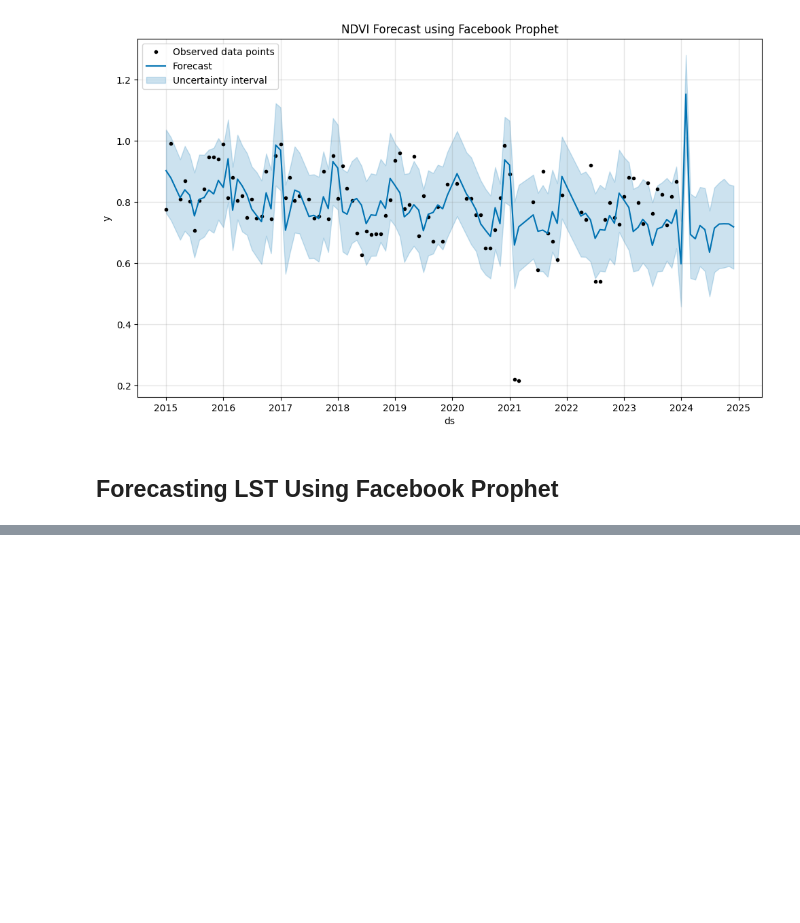
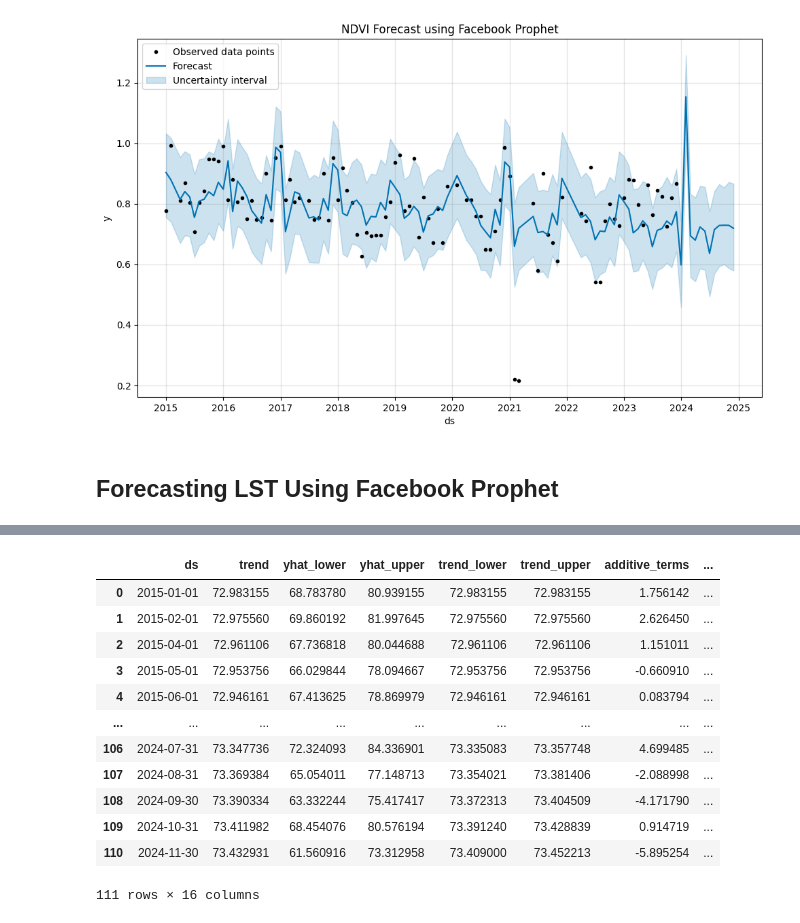
Before and after one commit to fash22/NDVI-LST-Analysis, a Jupyter notebook: forecasting.ipynb, the cells around one changed output, grey strips where cells are left out. Saved outputs shown, nothing was run; the diff lists cells and outputs as text; code cells hidden in the pictures; blank space fills up the shorter version.

```diff
--- a/forecasting.ipynb
+++ b/forecasting.ipynb
@@ -89,0 +122,16 @@ plt.show()
+# %%
+forecast
+# %% [output]
+|  | ds | trend | yhat_lower | yhat_upper | trend_lower | trend_upper | additive_terms | ... |
+| 0 | 2015-01-01 | 72.983155 | 68.783780 | 80.939155 | 72.983155 | 72.983155 | 1.756142 | ... |
+| 1 | 2015-02-01 | 72.975560 | 69.860192 | 81.997645 | 72.975560 | 72.975560 | 2.626450 | ... |
+| 2 | 2015-04-01 | 72.961106 | 67.736818 | 80.044688 | 72.961106 | 72.961106 | 1.151011 | ... |
+| 3 | 2015-05-01 | 72.953756 | 66.029844 | 78.094667 | 72.953756 | 72.953756 | -0.660910 | ... |
+| 4 | 2015-06-01 | 72.946161 | 67.413625 | 78.869979 | 72.946161 | 72.946161 | 0.083794 | ... |
+| ... | ... | ... | ... | ... | ... | ... | ... | ... |
+| 106 | 2024-07-31 | 73.347736 | 72.324093 | 84.336901 | 73.335083 | 73.357748 | 4.699485 | ... |
+| 107 | 2024-08-31 | 73.369384 | 65.054011 | 77.148713 | 73.354021 | 73.381406 | -2.088998 | ... |
+| 108 | 2024-09-30 | 73.390334 | 63.332244 | 75.417417 | 73.372313 | 73.404509 | -4.171790 | ... |
+| 109 | 2024-10-31 | 73.411982 | 68.454076 | 80.576194 | 73.391240 | 73.428839 | 0.914719 | ... |
+| 110 | 2024-11-30 | 73.432931 | 61.560916 | 73.312958 | 73.409000 | 73.452213 | -5.895254 | ... |
+111 rows × 16 columns
```
Also changed, not shown: parts of 6 cells of this notebook.
